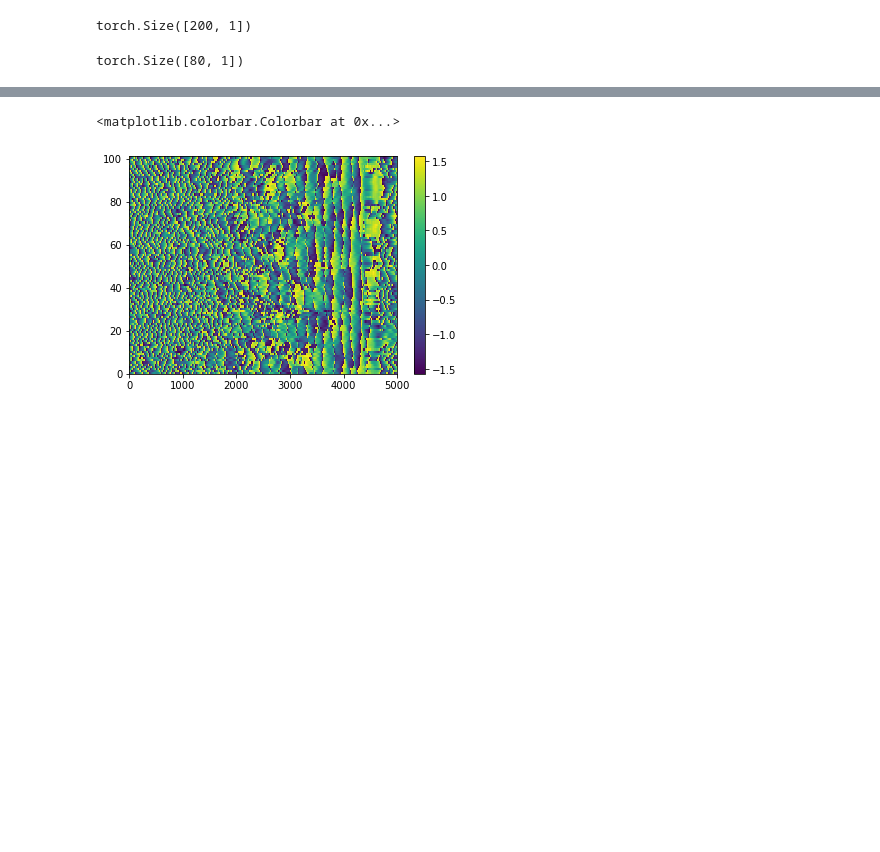
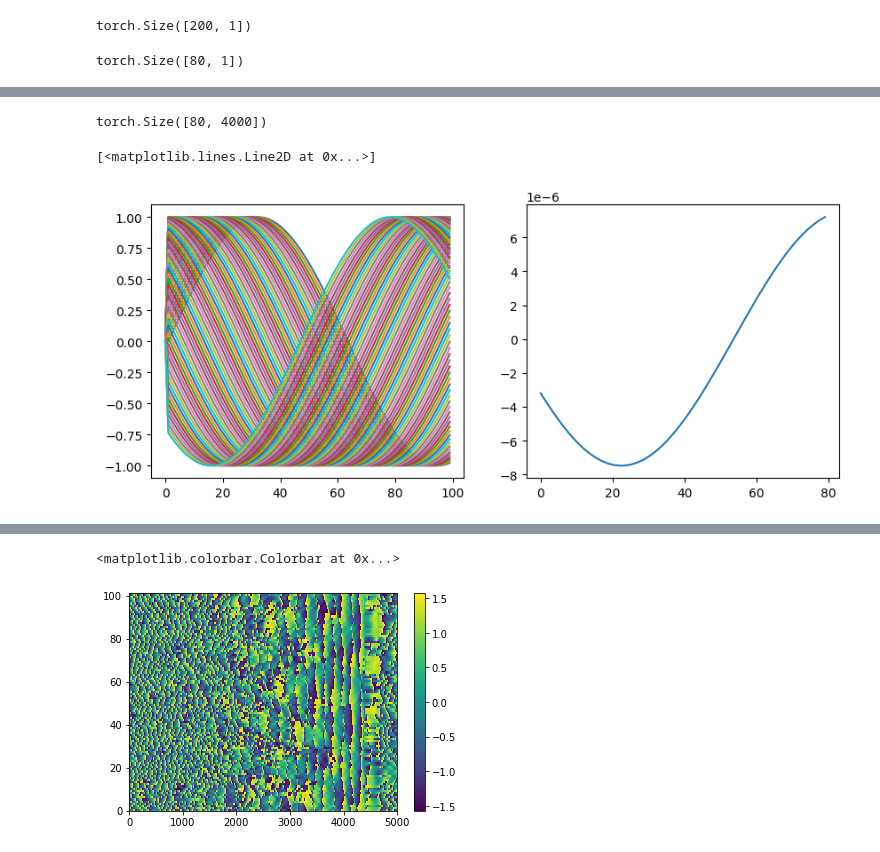
Before and after one commit to ramitdey/CVNN, a Jupyter notebook: backpropagation/cvnn-backprop-Sine.ipynb, the cells around one changed output, grey strips where cells are left out. Drawn from its saved outputs; the diff is of its cells as text; code cells hidden in the pictures; blank space fills up the shorter version.

```diff
--- a/backpropagation/cvnn-backprop-Sine.ipynb
+++ b/backpropagation/cvnn-backprop-Sine.ipynb
@@ -268,8 +275,8 @@ class ComplexLinear(nn.Module):
     def __init__(self, in_features, out_features, bias=False,device=None):
         super(ComplexLinear, self).__init__()
         # Define real and imaginary parts of weights as parameters
-        self.real_weight = nn.Parameter(torch.randn(out_features, in_features,device=device) * 0.01,requires_grad=True)
-        self.imag_weight = nn.Parameter(torch.randn(out_features, in_features,device=device) * 0.01,requires_grad=True)
+        self.real_weight = nn.Parameter(torch.randn(out_features, in_features,device=device) ,requires_grad=True)
+        self.imag_weight = nn.Parameter(torch.randn(out_features, in_features,device=device) ,requires_grad=True)
 
         # Define real and imaginary parts of bias as parameters, if bias is True
         if bias:
@@ -287,6 +294,8 @@ class ComplexLinear(nn.Module):
 
         # Compute imaginary part of the output
         imag_output = torch.matmul(real_input, self.imag_weight.T) + torch.matmul(imag_input, self.real_weight.T)
+
+        print(self.real_weight)
 
         # Add bias if it exists
         if self.real_bias is not None and self.imag_bias is not None:
@@ -328,6 +337,7 @@ class ComplexNet(nn.Module):
         x_th_r,x_th_imag=self.cvNN(input_data)
         real, imag = self.fc1(x_th_r[:,-1,:], x_th_imag[:,-1,:])
 
+        # return x_th_r,x_th_imag
         return real, imag
 # %%
 # Initialize network, optimizer, and criterion
@@ -362,2 +383,3 @@ Epoch [0/12], Loss: 33.1847
 # %%
-r_1, i_1 = net(input_data[:,:])
+r_1, i_1 = net(input_data.to(device))
+# np.max(r_1)
@@ -363,0 +394,13 @@ r_1, i_1 = net(input_data[:,:])
+# %%
+input_data.shape
+# %% [output]
+torch.Size([80, 4000])
+# %%
+fig, (ax1, ax2) = plt.subplots(1, 2, figsize=(10, 4))
+
+ax1.plot(input_data[:,3900:].cpu().detach().numpy().T)
+
+ax2.plot(r_1.cpu().detach().numpy())
+# %% [output]
+[<matplotlib.lines.Line2D at 0x...>]
+[figure, added]
```
Also changed, not shown: parts of 9 cells of this notebook.
